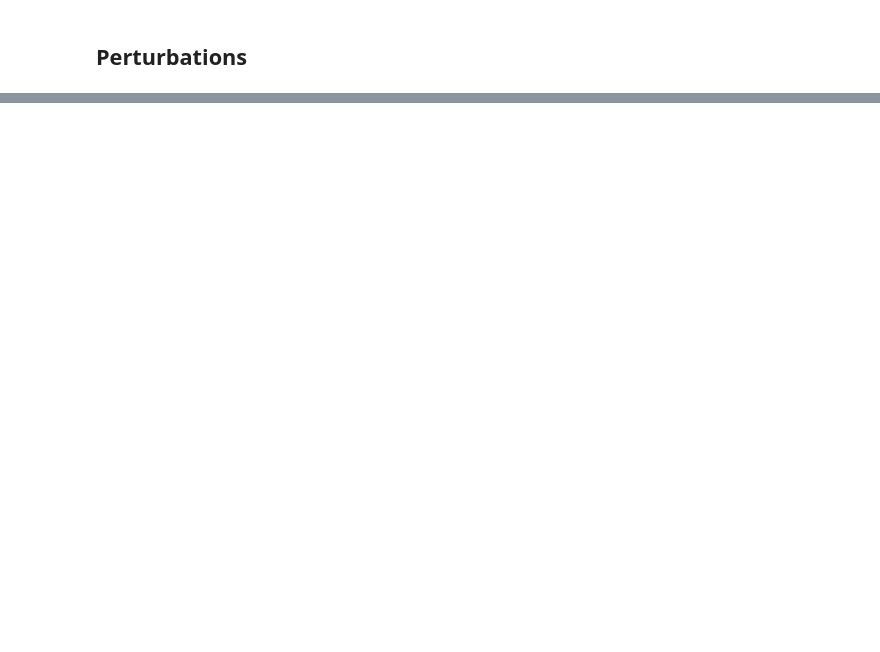
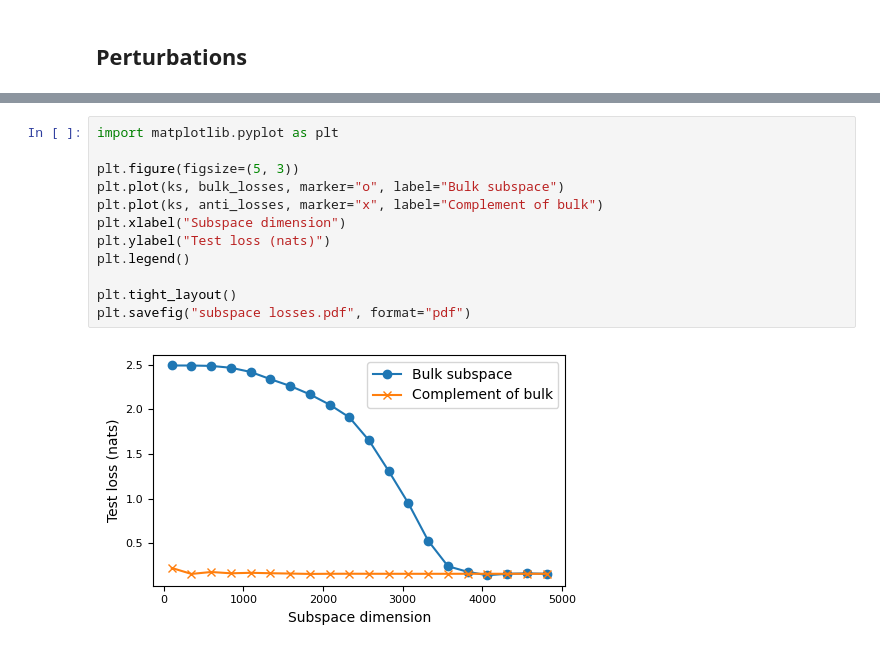
Before and after one commit to EleutherAI/training-jacobian, a Jupyter notebook: experiments.ipynb, the cells around one changed output, grey strips where cells are left out. Drawn from its saved outputs; the diff is of its cells as text; blank space fills up the shorter version.

```diff
--- a/experiments.ipynb
+++ b/experiments.ipynb
@@ -184,0 +316,14 @@ plt.show()
+# %%
+import matplotlib.pyplot as plt
+
+plt.figure(figsize=(5, 3))
+plt.plot(ks, bulk_losses, marker="o", label="Bulk subspace")
+plt.plot(ks, anti_losses, marker="x", label="Complement of bulk")
+plt.xlabel("Subspace dimension")
+plt.ylabel("Test loss (nats)")
+plt.legend()
+
+plt.tight_layout()
+plt.savefig("subspace losses.pdf", format="pdf")
+# %% [output]
+[figure, added]
```
Also changed, not shown: parts of 13 cells of this notebook.
